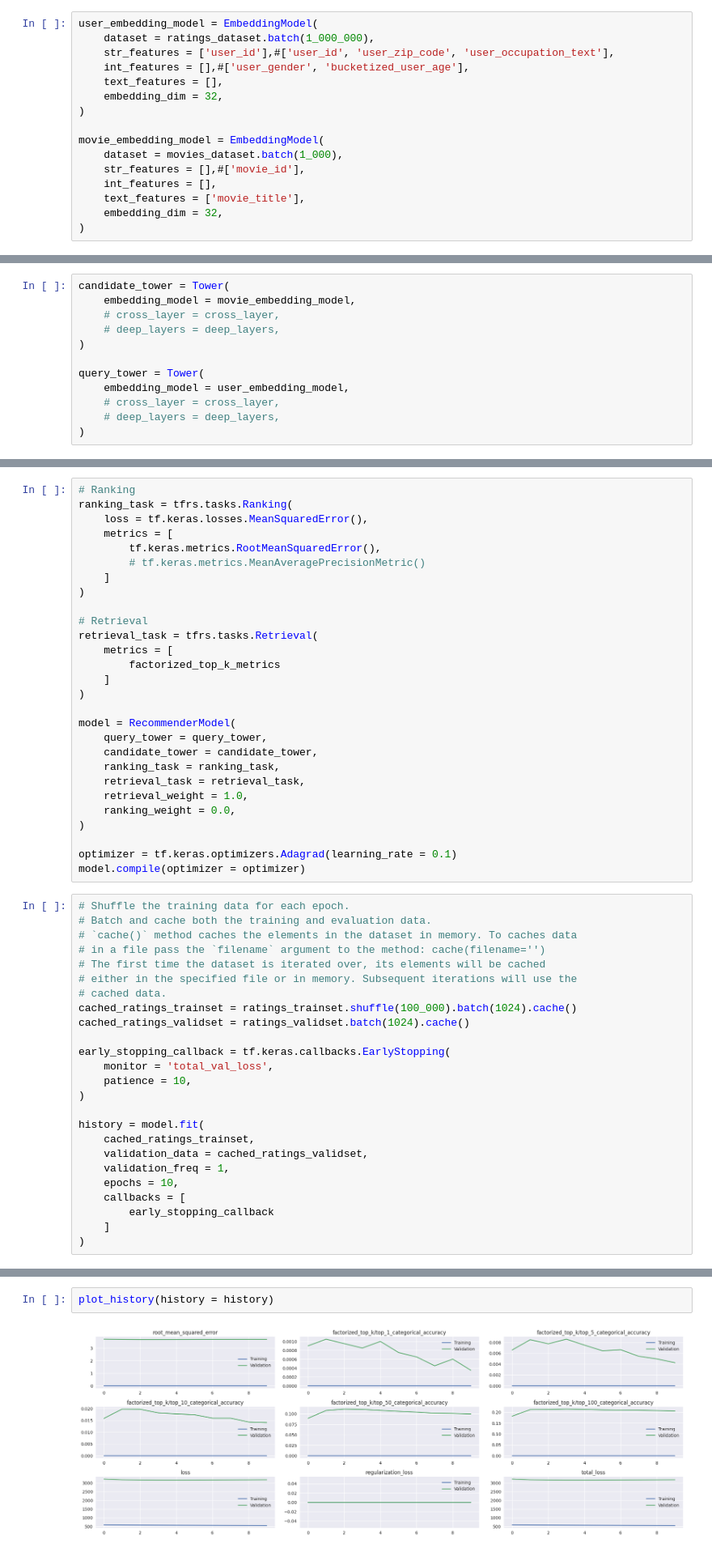
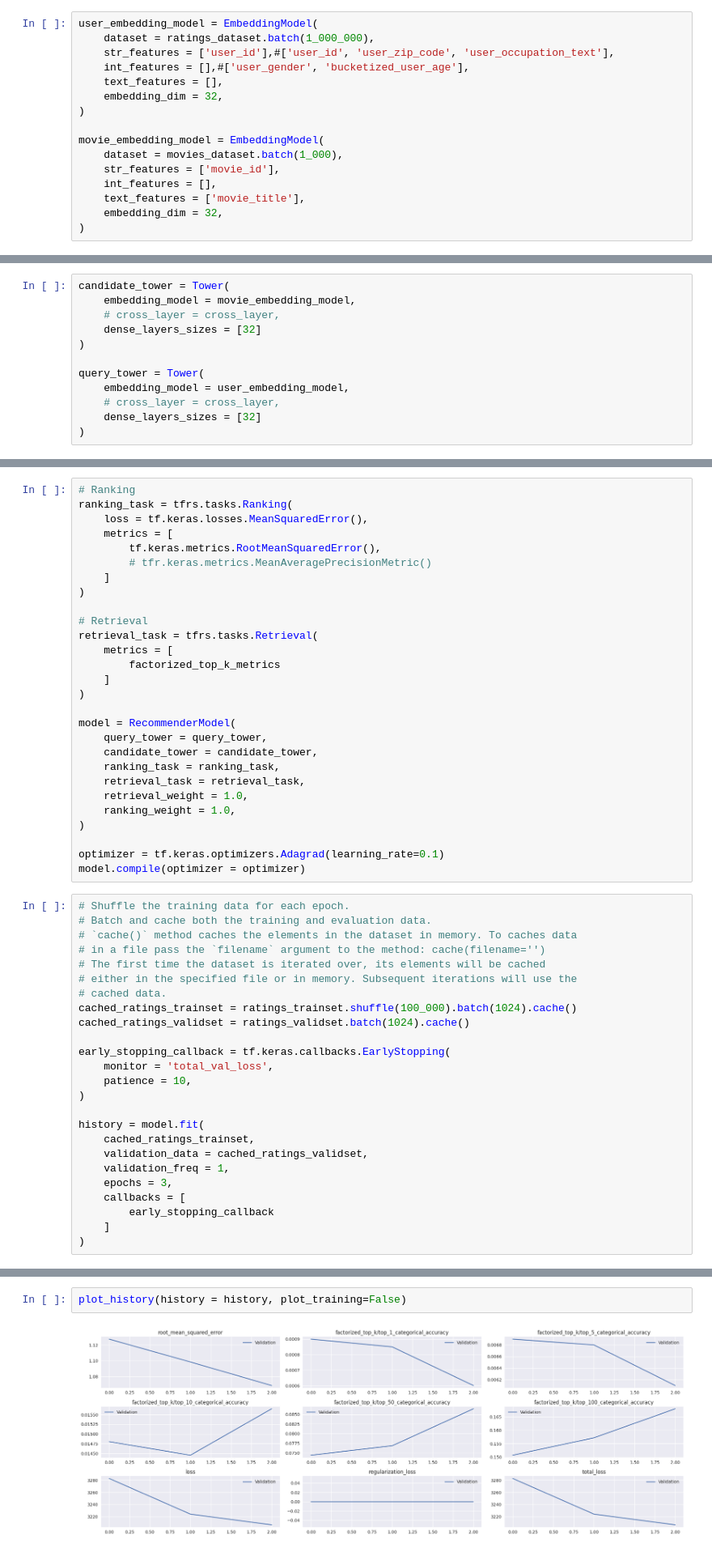
Before and after one commit to keivanipchihagh/multi-stage-two-tower-recommender, a Jupyter notebook: recommender.ipynb, the cells around one changed output, grey strips where cells are left out. Shown: that part at 81% size. Cells and saved outputs as stored; diff of their text form.

Commit message:
feat: Add deep dense layers

```diff
--- a/recommender.ipynb
+++ b/recommender.ipynb
@@ -73,7 +98,7 @@ user_embedding_model = EmbeddingModel(
 
 movie_embedding_model = EmbeddingModel(
     dataset = movies_dataset.batch(1_000),
-    str_features = [],#['movie_id'],
+    str_features = ['movie_id'],
     int_features = [],
     text_features = ['movie_title'],
     embedding_dim = 32,
@@ -93,13 +115,13 @@ movie_embedding_model = EmbeddingModel(
 candidate_tower = Tower(
     embedding_model = movie_embedding_model,
     # cross_layer = cross_layer,
-    # deep_layers = deep_layers,
+    dense_layers_sizes = [32]
 )
 
 query_tower = Tower(
     embedding_model = user_embedding_model,
     # cross_layer = cross_layer,
-    # deep_layers = deep_layers,
+    dense_layers_sizes = [32]
 )
 # %%
 factorized_top_k_metrics = tfrs.metrics.FactorizedTopK(
@@ -114,7 +136,7 @@ ranking_task = tfrs.tasks.Ranking(
     loss = tf.keras.losses.MeanSquaredError(),
     metrics = [
         tf.keras.metrics.RootMeanSquaredError(),
-        # tf.keras.metrics.MeanAveragePrecisionMetric()
+        # tfr.keras.metrics.MeanAveragePrecisionMetric()
     ]
 )
 
@@ -131,10 +153,10 @@ model = RecommenderModel(
     ranking_task = ranking_task,
     retrieval_task = retrieval_task,
     retrieval_weight = 1.0,
-    ranking_weight = 0.0,
+    ranking_weight = 1.0,
 )
 
-optimizer = tf.keras.optimizers.Adagrad(learning_rate = 0.1)
+optimizer = tf.keras.optimizers.Adagrad(learning_rate=0.1)
 model.compile(optimizer = optimizer)
 # %%
 # Shuffle the training data for each epoch.
@@ -156,7 +178,7 @@ history = model.fit(
     cached_ratings_trainset,
     validation_data = cached_ratings_validset,
     validation_freq = 1,
-    epochs = 10,
+    epochs = 3,
     callbacks = [
         early_stopping_callback
     ]
@@ -198,7 +212,7 @@ model.evaluate(cached_ratings_validset, return_dict=True)
 # %%
-plot_history(history = history)
+plot_history(history = history, plot_training=False)
 # %% [output]
-[figure, old version]
+[figure, new version]
 # %%
 scann_layer = tfrs.layers.factorized_top_k.ScaNN(
     model.query_tower,
```
Also changed, not shown: parts of 8 cells of this notebook, 1 other file.
